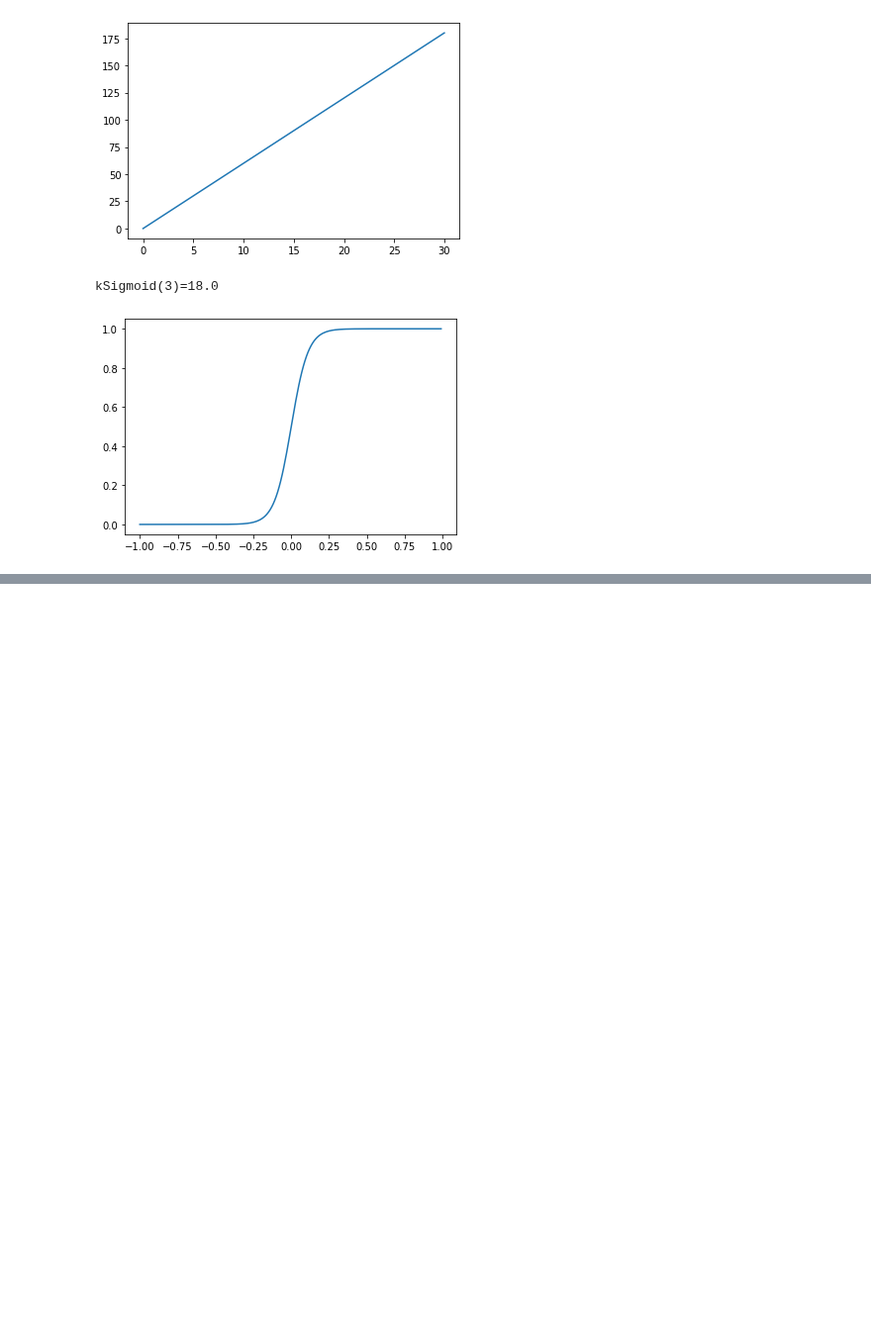
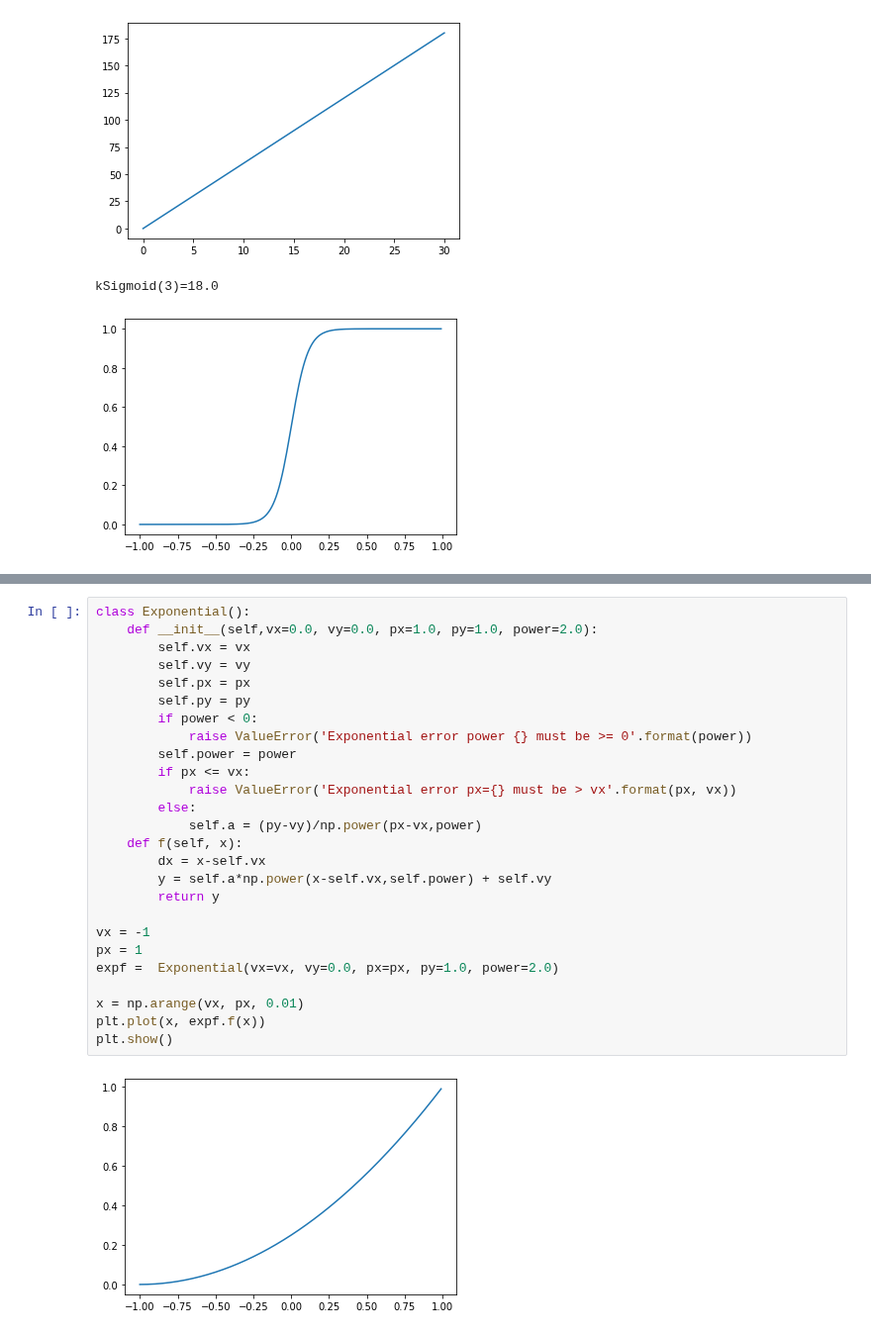
Before and after one commit to bhlarson/mllib, a Jupyter notebook: notebook/notes.ipynb, the cells around one changed output, grey strips where cells are left out. Shown at 99% size. Drawn from its saved outputs; the diff is of its cells as text; blank space fills up the shorter version.

```diff
--- a/notebook/notes.ipynb
+++ b/notebook/notes.ipynb
@@ -3584,0 +3624,28 @@ kSigmoid(3)=18.0
+# %%
+class Exponential():
+    def __init__(self,vx=0.0, vy=0.0, px=1.0, py=1.0, power=2.0):
+        self.vx = vx
+        self.vy = vy
+        self.px = px
+        self.py = py
+        if power < 0:
+            raise ValueError('Exponential error power {} must be >= 0'.format(power))
+        self.power = power
+        if px <= vx:
+            raise ValueError('Exponential error px={} must be > vx'.format(px, vx))
+        else:
+            self.a = (py-vy)/np.power(px-vx,power)
+    def f(self, x):
+        dx = x-self.vx
+        y = self.a*np.power(x-self.vx,self.power) + self.vy
+        return y
+
+vx = -1
+px = 1
+expf =  Exponential(vx=vx, vy=0.0, px=px, py=1.0, power=2.0)
+
+x = np.arange(vx, px, 0.01)
+plt.plot(x, expf.f(x))
+plt.show()
+# %% [output]
+[figure, added]
```
Also changed, not shown: parts of 2 cells of this notebook, 13 other files.
